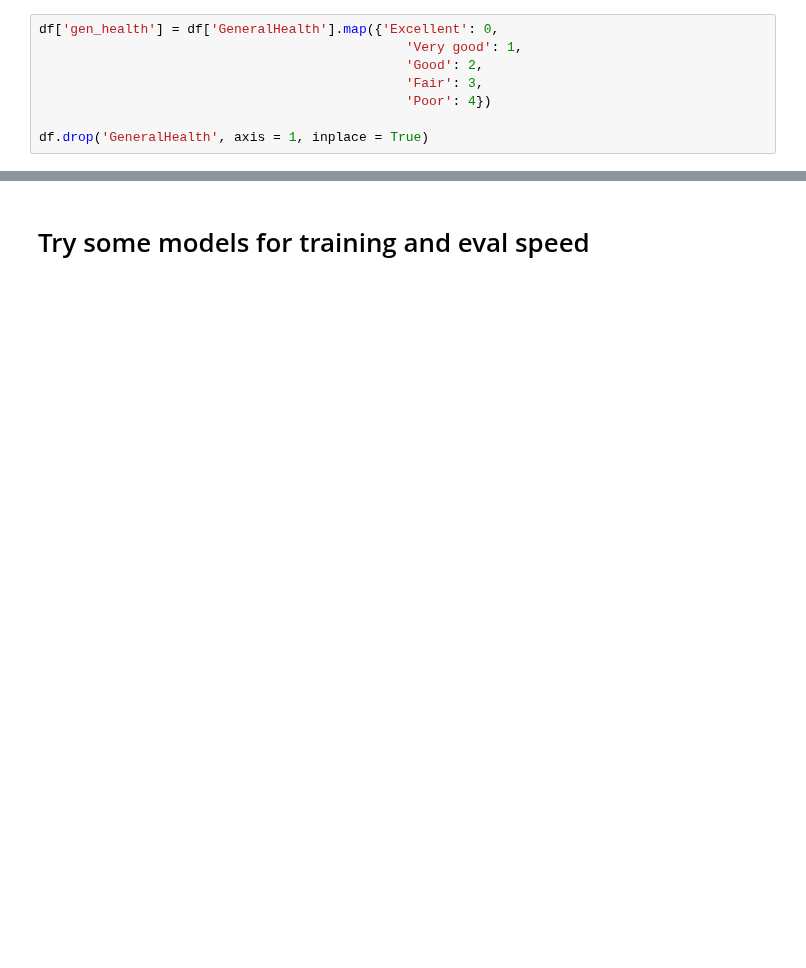
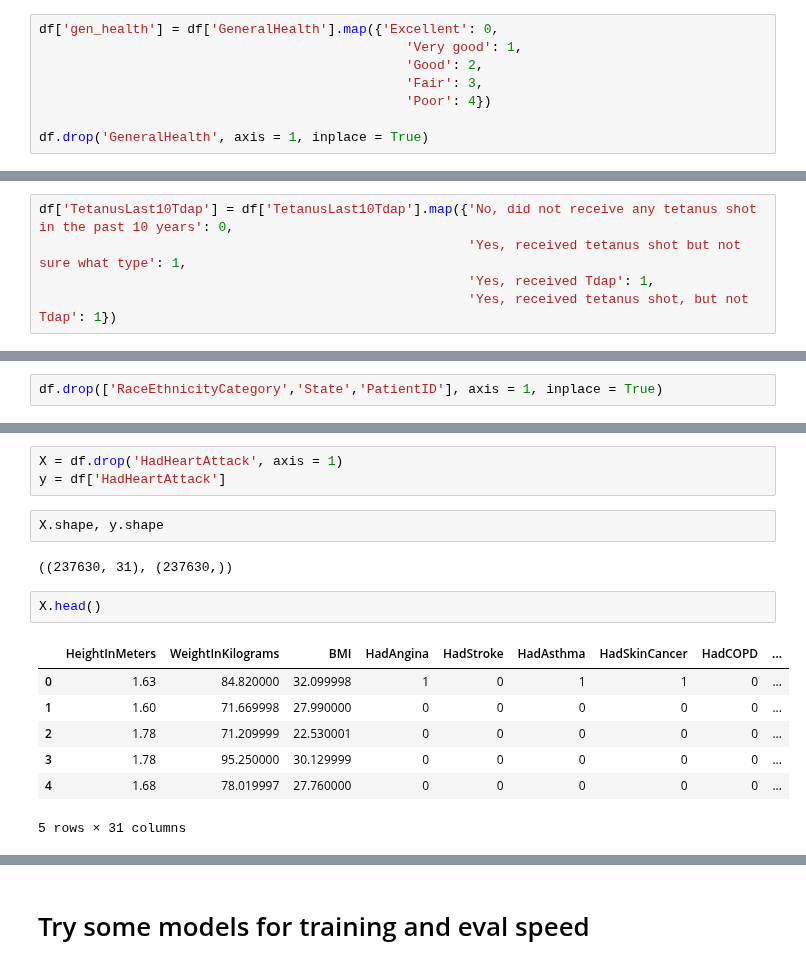
Before and after one commit to balintstewart77/magnimind-assignments, a Jupyter notebook: Capstone project/Heart Disease/notebooks/heart_prediction_balint.ipynb, the cells around one changed output, grey strips where cells are left out. Cells and saved outputs as stored; diff of their text form; blank space fills up the shorter version.

```diff
--- a/Capstone project/Heart Disease/notebooks/heart_prediction_balint.ipynb
+++ b/Capstone project/Heart Disease/notebooks/heart_prediction_balint.ipynb
@@ -494,0 +542,5 @@ df.drop('GeneralHealth', axis = 1, inplace = True)
+# %%
+df['TetanusLast10Tdap'] = df['TetanusLast10Tdap'].map({'No, did not receive any tetanus shot in the past 10 years': 0,
+                                                       'Yes, received tetanus shot but not sure what type': 1,
+                                                       'Yes, received Tdap': 1,
+                                                       'Yes, received tetanus shot, but not Tdap': 1})
@@ -494,0 +556,2 @@ df.drop('GeneralHealth', axis = 1, inplace = True)
+# %%
+df.drop(['RaceEthnicityCategory','State','PatientID'], axis = 1, inplace = True)
@@ -494,0 +611,17 @@ df.drop('GeneralHealth', axis = 1, inplace = True)
+# %%
+X = df.drop('HadHeartAttack', axis = 1)
+y = df['HadHeartAttack']
+# %%
+X.shape, y.shape
+# %% [output]
+((237630, 31), (237630,))
+# %%
+X.head()
+# %% [output]
+|  | HeightInMeters | WeightInKilograms | BMI | HadAngina | HadStroke | HadAsthma | HadSkinCancer | HadCOPD | ... |
+| 0 | 1.63 | 84.820000 | 32.099998 | 1 | 0 | 1 | 1 | 0 | ... |
+| 1 | 1.60 | 71.669998 | 27.990000 | 0 | 0 | 0 | 0 | 0 | ... |
+| 2 | 1.78 | 71.209999 | 22.530001 | 0 | 0 | 0 | 0 | 0 | ... |
+| 3 | 1.78 | 95.250000 | 30.129999 | 0 | 0 | 0 | 0 | 0 | ... |
+| 4 | 1.68 | 78.019997 | 27.760000 | 0 | 0 | 0 | 0 | 0 | ... |
+5 rows × 31 columns
```
Also changed, not shown: parts of 43 cells of this notebook, 1 other file.
